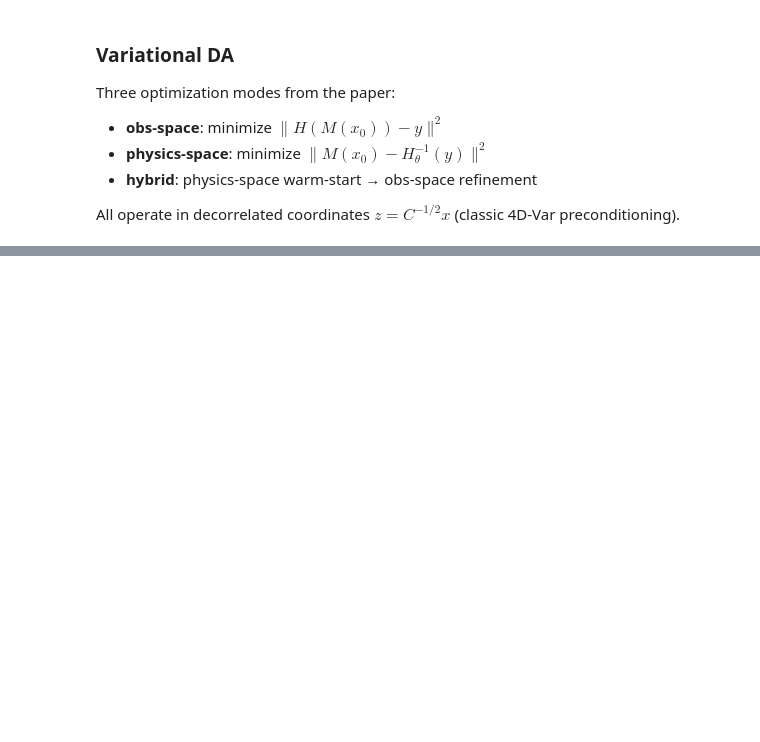
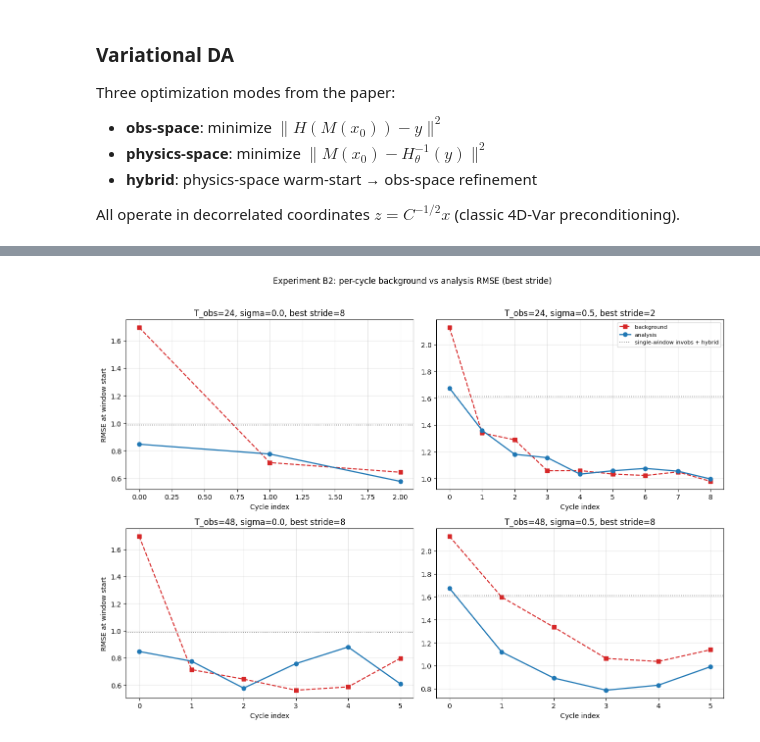
Before and after one commit to ericxu1070/invobs-data-assimilation, a Jupyter notebook: SlidingWindow_PyTorch.ipynb, the cells around one changed output, grey strips where cells are left out. Saved outputs shown, nothing was run; the diff lists cells and outputs as text; code cells hidden in the pictures; blank space fills up the shorter version.

```diff
--- a/SlidingWindow_PyTorch.ipynb
+++ b/SlidingWindow_PyTorch.ipynb
@@ -1213,0 +916,39 @@ plt.show()
+# %%
+# ---- Plot B2: per-cycle background vs analysis RMSE for best_stride run ----
+fig, axes = plt.subplots(2, 2, figsize=(13, 9))
+for r, T_obs in enumerate(T_OBS_TOTALS_B):
+    for c, sigma in enumerate(NOISE_LEVELS):
+        ax = axes[r, c]
+        st = best_stride[(T_obs, sigma)]
+        rec = sw_results[(T_obs, sigma, st)]
+        d = eval_data[sigma]
+        analyses = rec['analyses'].to(device)        # (N, n_cycles, grid)
+        backgrounds = rec['backgrounds'].to(device)
+        starts = rec['starts']
+        ana_curve = []
+        bg_curve = []
+        for ci, t_a in enumerate(starts):
+            truth = d['X_true'][:, t_a]
+            ana_curve.append(float(spatial_rmse(analyses[:, ci], truth).mean().cpu()))
+            bg_curve.append(float(spatial_rmse(backgrounds[:, ci], truth).mean().cpu()))
+        cycles = np.arange(len(starts))
+        ax.plot(cycles, bg_curve, color='#d62728', lw=1.6, ls='--',
+                marker='s', label='background')
+        ax.plot(cycles, ana_curve, color='#1f77b4', lw=1.8,
+                marker='o', label='analysis')
+        ref = summary_A[sigma][best_A[sigma]]['ana_mean']
+        ax.axhline(ref, color='gray', ls=':', lw=1.2,
+                   label=f'single-window {best_A[sigma]}')
+        ax.set_title(f'T_obs={T_obs}, sigma={sigma}, best stride={st}')
+        ax.set_xlabel('Cycle index')
+        if c == 0:
+            ax.set_ylabel('RMSE at window start')
+        ax.grid(True, alpha=0.3)
+        if r == 0 and c == 1:
+            ax.legend(fontsize=8, loc='upper right')
+
+fig.suptitle('Experiment B2: per-cycle background vs analysis RMSE (best stride)', y=1.02)
+plt.tight_layout()
+plt.show()
+# %% [output]
+[figure, added]
```
Also changed, not shown: parts of 49 cells of this notebook.
